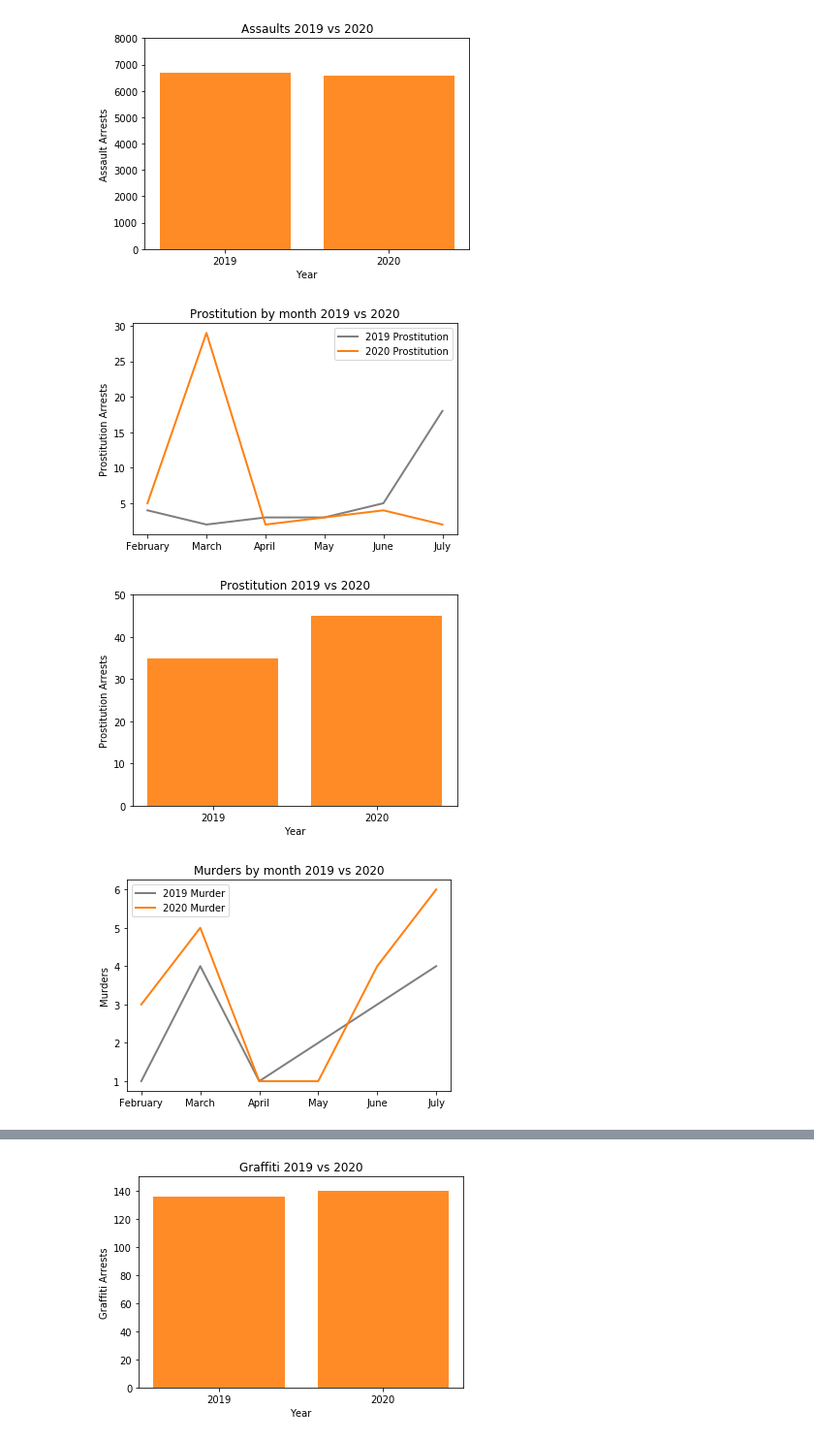
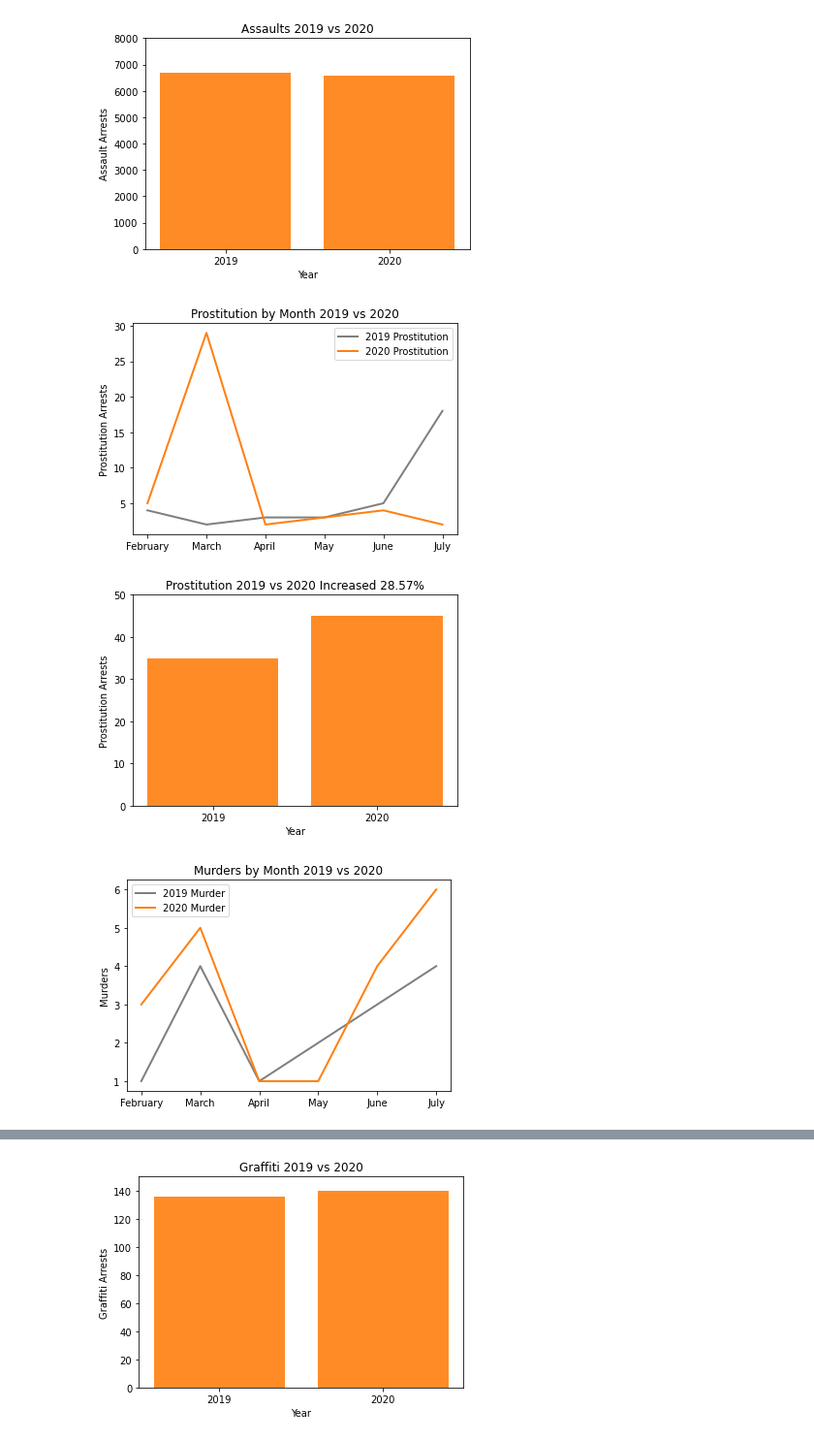
Before and after one commit to ibeth92/Crime_in_the_Time_of_COVID, a Jupyter notebook: rick.covid.project.ipynb, the cells around one changed output, grey strips where cells are left out. Shown at 97% size. Drawn from its saved outputs; the diff is of its cells as text; code cells hidden in the pictures.

```diff
--- a/rick.covid.project.ipynb
+++ b/rick.covid.project.ipynb
@@ -100,37 +100,37 @@ plt.plot(summary_prostitution_by_month_2019,label='2019 Prostitution', linewidth
 plt.plot(summary_prostitution_by_month_2020,label='2020 Prostitution', linewidth=2,color='tab:orange')
 plt.legend()
 plt.ylabel("Prostitution Arrests")
-plt.title("Prostitution by month 2019 vs 2020")
+plt.title("Prostitution by Month 2019 vs 2020")
 plt.savefig('pro.line.png')
 plt.show()
 # %% [output]
-[figure, old version]
+[figure, new version]
 # %%
 #Prostitution bar graph 2019 vs 2020
 
 prostitution2019 = crime_data2019[crime_data2019['Highest Offense Description'].str.contains("PROSTITUTION")]
 prostitution2020 = crime_data2020[crime_data2020['Highest Offense Description'].str.contains("PROSTITUTION")]
 
 prostitution_count2019 = prostitution2019["Address"].count()
 prostitution_count2020 = prostitution2020["Address"].count()
 counts =[prostitution_count2019,prostitution_count2020]
 x_axis = np.arange(len(counts))
 
 proinc = ((prostitution_count2020)-(prostitution_count2019)) / (prostitution_count2019)
 
 # print(f"Prostitution increased by {round(proinc * 100,2)} percent in 2020!")
 
 plt.bar(x_axis, counts, color='tab:orange', alpha=0.9, align="center")
 tick_locations = [value for value in x_axis]
 plt.xticks(tick_locations, ["2019", "2020"])
 plt.ylim(0,50)
-plt.title("Prostitution 2019 vs 2020")
+plt.title(f"Prostitution 2019 vs 2020 Increased {round(proinc * 100,2)}%")
 plt.xlabel("Year")
 plt.ylabel("Prostitution Arrests")
 plt.savefig('pro.bar.png')
 plt.show()
 # %% [output]
-[figure, old version]
+[figure, new version]
 # %%
 #Murder by month
 
@@ -150,11 +150,11 @@ plt.plot(summary_murder_by_month_2019,label='2019 Murder', linewidth=2,color='ta
 plt.plot(summary_murder_by_month_2020,label='2020 Murder', linewidth=2,color='tab:orange')
 plt.legend()
 plt.ylabel("Murders")
-plt.title("Murders by month 2019 vs 2020")
+plt.title("Murders by Month 2019 vs 2020")
 plt.savefig('murder.line.png')
 plt.show()
 # %% [output]
-[figure, old version]
+[figure, new version]
 # %%
 #Murder bar chart 2019 vs 2020
 
```
Also changed, not shown: parts of 3 cells of this notebook, 8 other files.
